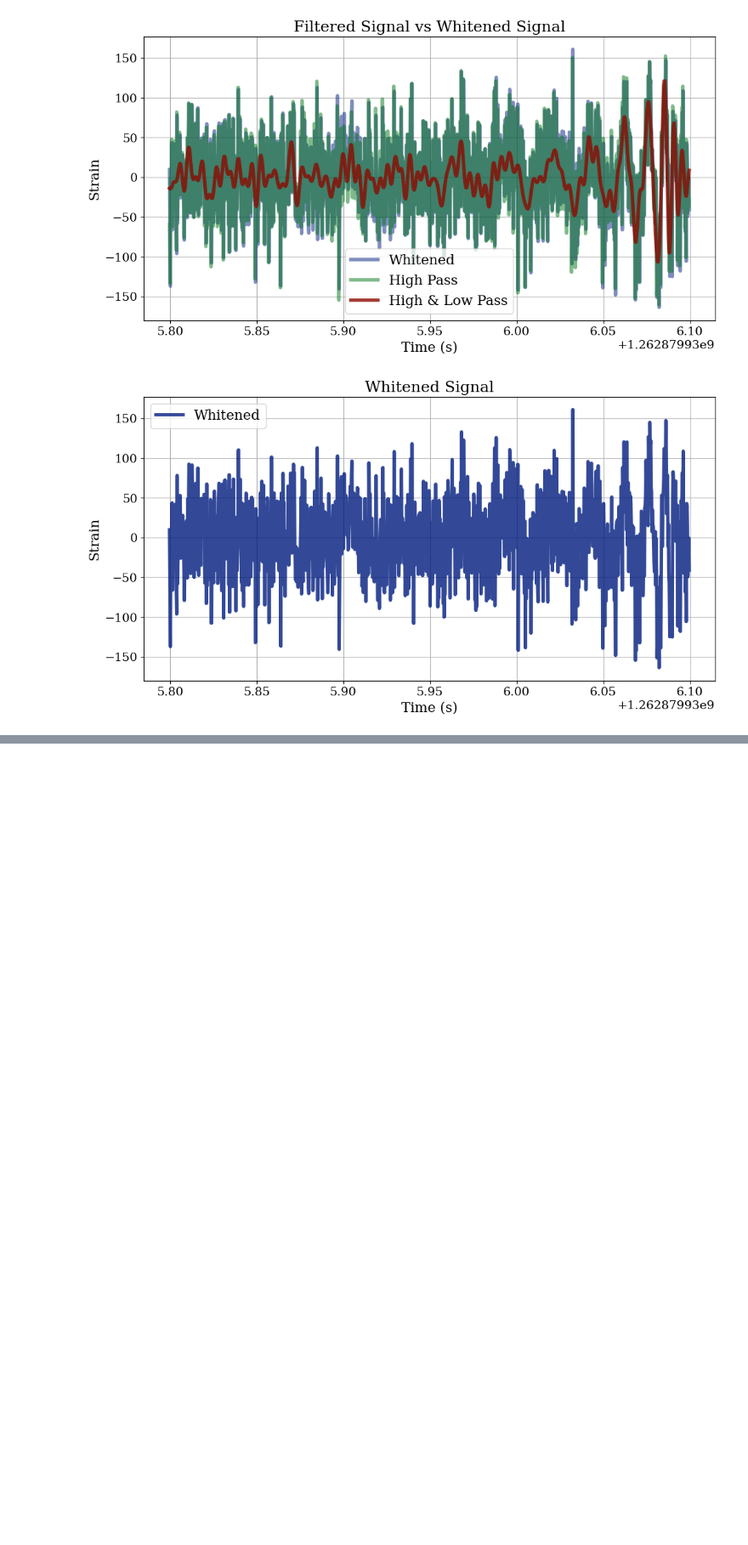
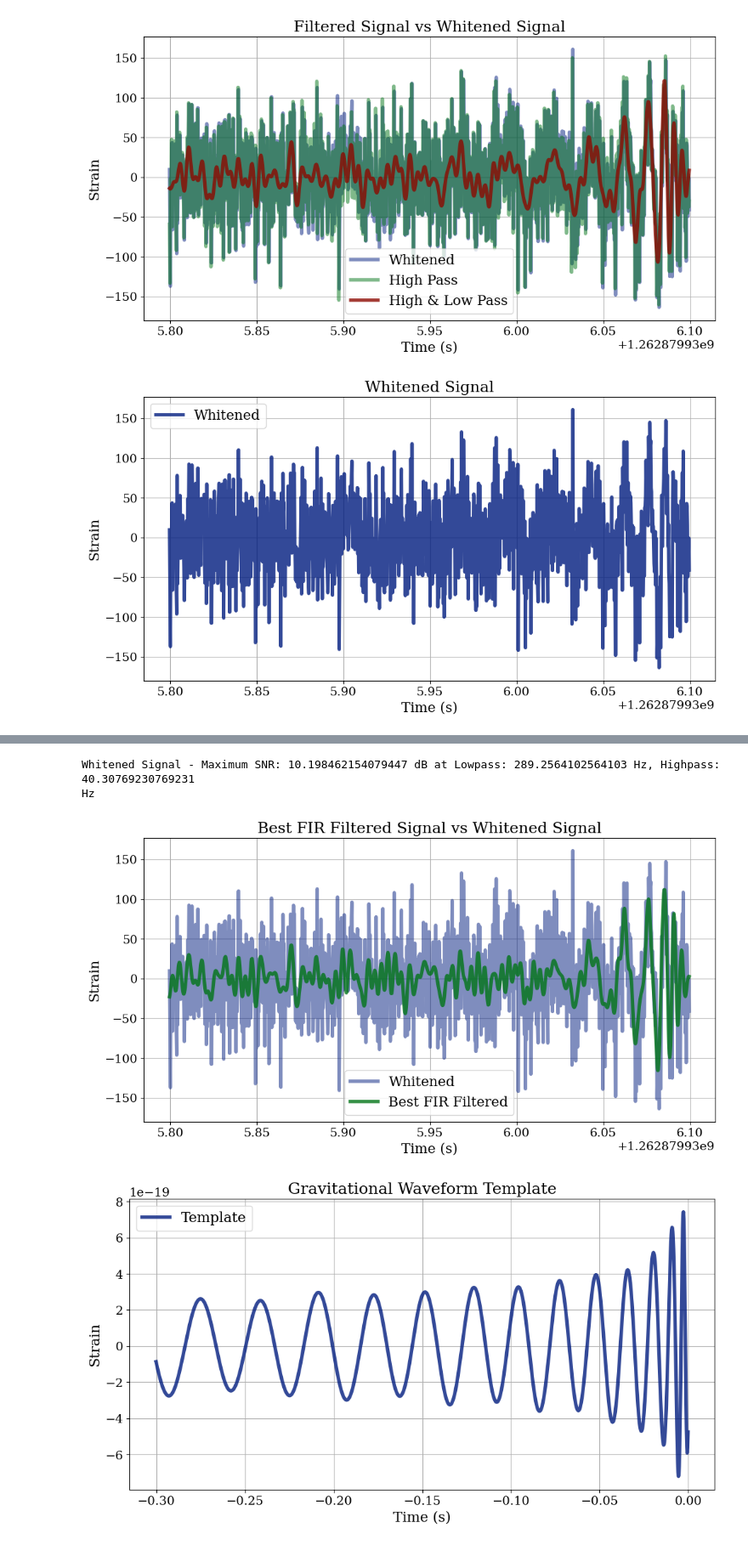
Before and after one commit to TeunB6/gravitational-waves, a Jupyter notebook: notebooks/fir_filter.ipynb, the cells around one changed output, grey strips where cells are left out. Shown at 85% size. Cells and saved outputs as stored; diff of their text form; code cells hidden in the pictures; blank space fills up the shorter version.

```diff
--- a/notebooks/fir_filter.ipynb
+++ b/notebooks/fir_filter.ipynb
@@ -171,0 +215,38 @@ Running 400 trials...
+# %%
+
+snr_max = np.argmax(results)
+best_lowpass, best_highpass = bands_1D[snr_max]
+snr_max_value = results[snr_max]
+console.print(f"[bold yellow]Whitened Signal - Maximum SNR:[/bold yellow] {snr_max_value} dB at Lowpass: {best_lowpass} Hz, Highpass: {best_highpass} Hz")
+
+
+# apply best filter and plot
+best_filtered = fir_filter(whitened, best_lowpass, best_highpass)
+event = best_filtered.time_slice(m.time -0.2, m.time + 0.1)
+plt.plot(event.sample_times, whitened.time_slice(m.time -0.2, m.time + 0.1), label="Whitened", alpha=0.5)
+plt.plot(event.sample_times, best_filtered.time_slice(m.time -0.2, m.time + 0.1), label="Best FIR Filtered", alpha=0.8)
+plt.xlabel('Time (s)')
+plt.ylabel('Strain')
+plt.title('Best FIR Filtered Signal vs Whitened Signal')
+plt.legend()
+plt.savefig(plots_dir / "gw200112_best_fir_filtered_signal.pdf", format='pdf')
+plt.show()
+
+# plot template
+template, _ = get_fd_waveform(approximant="IMRPhenomD", mass1=m.mass1, mass2=m.mass2,
+                            delta_f=whitened.delta_f, f_lower=20, f_final=2048)
+template = template.to_timeseries()
+event_template = template.time_slice(-0.3, 0)
+
+plt.plot(event_template.sample_times, event_template, label="Template", alpha=0.8)
+plt.xlabel('Time (s)')
+plt.ylabel('Strain')
+plt.title('Gravitational Waveform Template')
+plt.legend()
+plt.savefig(plots_dir / "gw200112_waveform_template.pdf", format='pdf')
+plt.show()
+# %% [output]
+Whitened Signal - Maximum SNR: 10.198462154079447 dB at Lowpass: 289.2564102564103 Hz, Highpass: 40.30769230769231
+Hz
+[figure, added]
+[figure, added]
```
Also changed, not shown: parts of 15 cells of this notebook, 10 other files.
